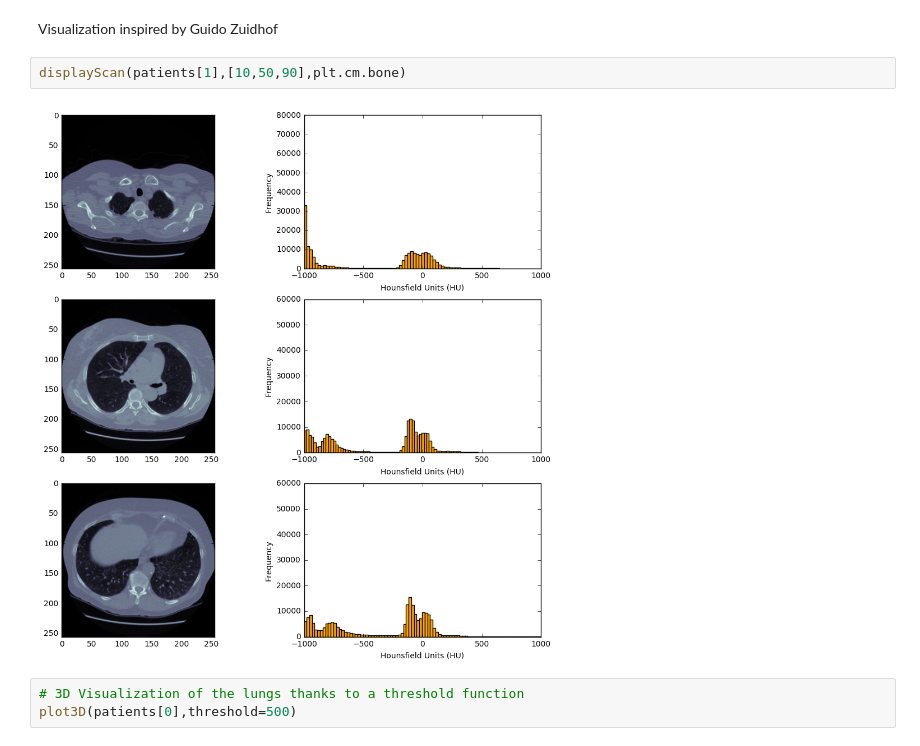
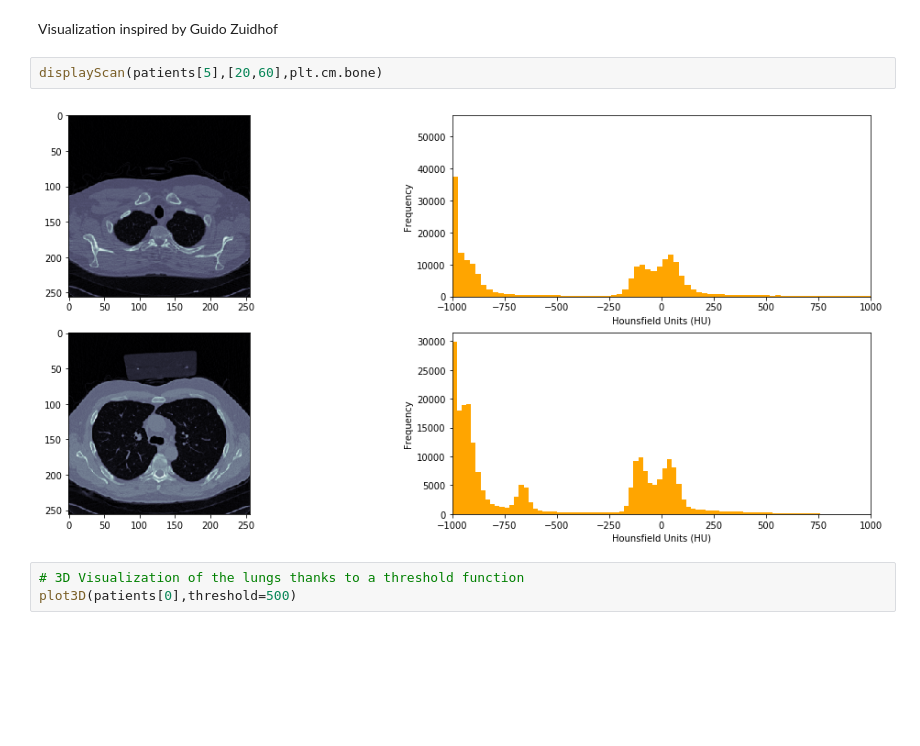
Before and after one commit to mingdingzhiai/LungCancer, a Jupyter notebook: Notebook.ipynb, the cells around one changed output. Drawn from its saved outputs; the diff is of its cells as text; blank space fills up the shorter version.

```diff
--- a/Notebook.ipynb
+++ b/Notebook.ipynb
@@ -15,9 +15,9 @@ patients = sorted(os.listdir('./input/sample_images/'))
 # %% [markdown]
 Visualization inspired by Guido Zuidhof
 # %%
-displayScan(patients[1],[10,50,90],plt.cm.bone)
+displayScan(patients[5],[20,60],plt.cm.bone)
 # %% [output]
-[figure, old version]
+[figure, new version]
 # %%
 # 3D Visualization of the lungs thanks to a threshold function
 plot3D(patients[0],threshold=500)
```
Also changed, not shown: parts of 6 cells of this notebook.
